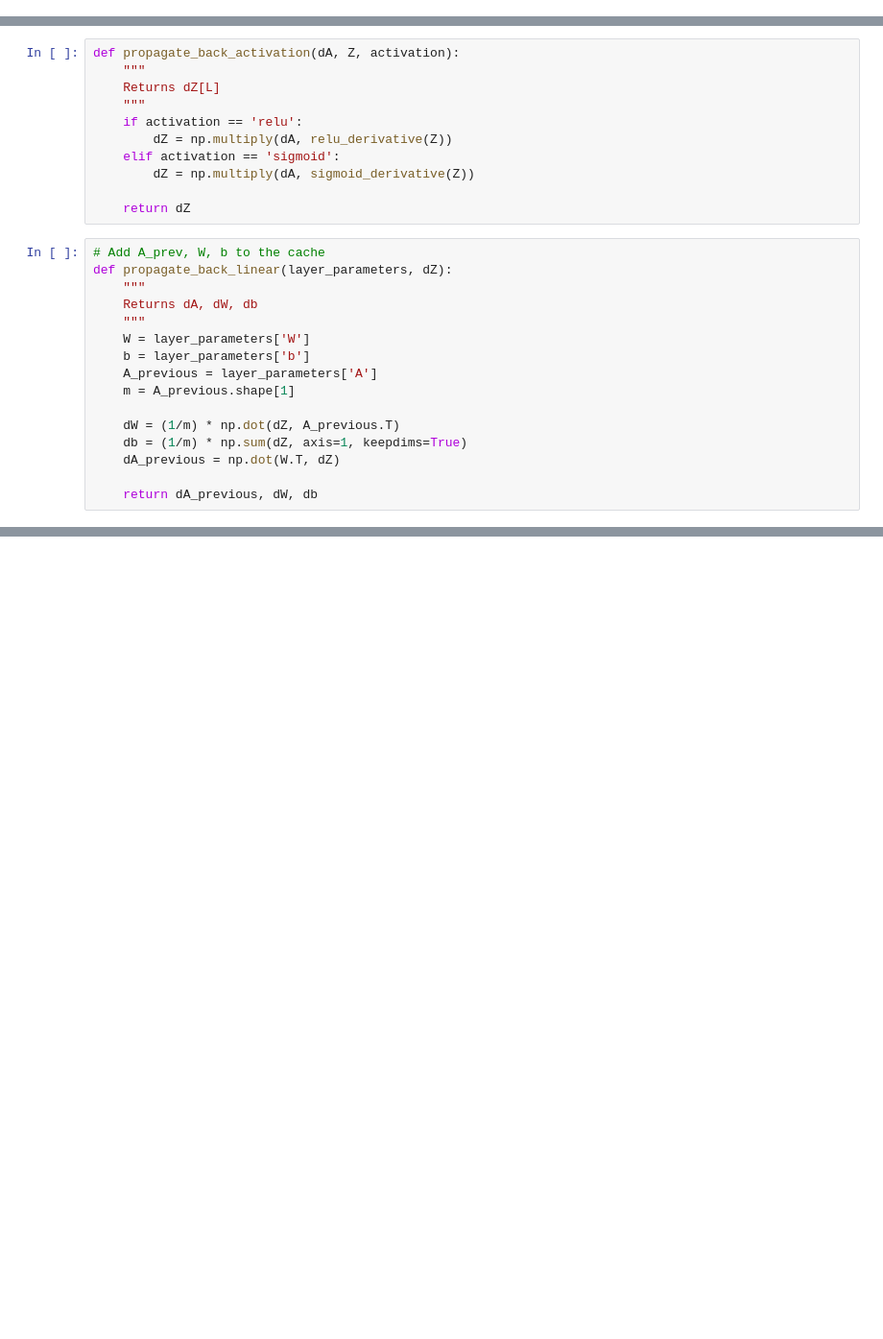
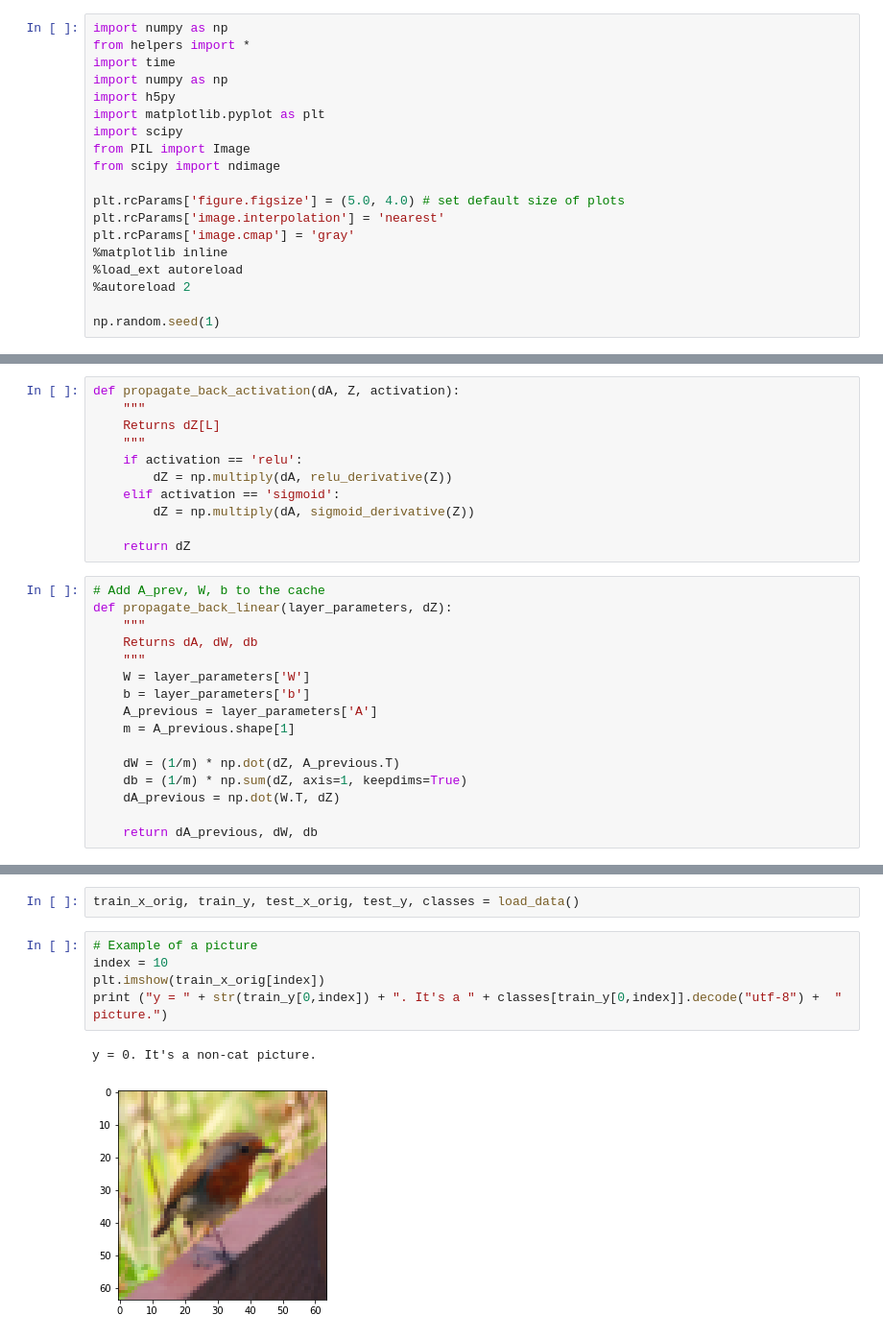
Before and after one commit to mattroz/ml-sandbox, a Jupyter notebook: deep_learning/deep_neural_network/deep_NN.ipynb, the cells around one changed output, grey strips where cells are left out. Shown at 96% size. Saved outputs shown, nothing was run; the diff lists cells and outputs as text; blank space fills up the shorter version.

```diff
--- a/deep_learning/deep_neural_network/deep_NN.ipynb
+++ b/deep_learning/deep_neural_network/deep_NN.ipynb
@@ -4,3 +1,22 @@ from helpers import *
+# %%
+import numpy as np
+from helpers import *
+import time
+import numpy as np
+import h5py
+import matplotlib.pyplot as plt
+import scipy
+from PIL import Image
+from scipy import ndimage
+
+plt.rcParams['figure.figsize'] = (5.0, 4.0) # set default size of plots
+plt.rcParams['image.interpolation'] = 'nearest'
+plt.rcParams['image.cmap'] = 'gray'
+%matplotlib inline
+%load_ext autoreload
+%autoreload 2
+
+np.random.seed(1)
 # %%
 def initialize_parameters(layers_size):
     """
@@ -133,0 +202,10 @@ def update_weights(parameters, gradients, learning_rate):
+# %%
+train_x_orig, train_y, test_x_orig, test_y, classes = load_data()
+# %%
+# Example of a picture
+index = 10
+plt.imshow(train_x_orig[index])
+print ("y = " + str(train_y[0,index]) + ". It's a " + classes[train_y[0,index]].decode("utf-8") +  " picture.")
+# %% [output]
+y = 0. It's a non-cat picture.
+[figure, added]
```
Also changed, not shown: parts of 13 cells of this notebook.
